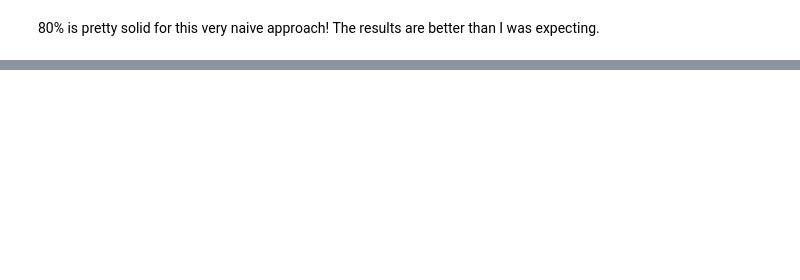
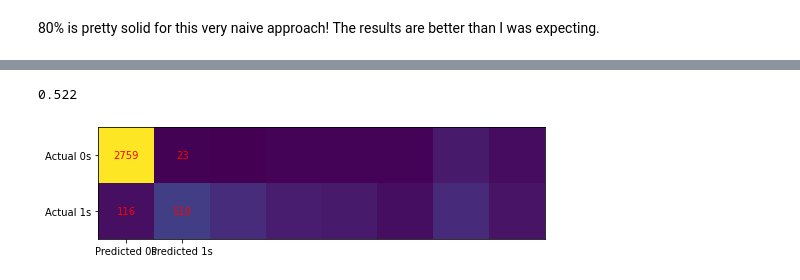
Before and after one commit to iyengarakshay00/COMP562, a Jupyter notebook: COMP 562 Project - Graphs.ipynb, the cells around one changed output, grey strips where cells are left out. Cells and saved outputs as stored; diff of their text form; code cells hidden in the pictures; blank space fills up the shorter version.

```diff
--- a/COMP 562 Project - Graphs.ipynb
+++ b/COMP 562 Project - Graphs.ipynb
@@ -194,0 +254,18 @@ The results are better than I was expecting.
+# %%
+svm = SVC(kernel = "poly", C = .025, random_state = 101)
+svm.fit(grey_scale[-500:], grey_scale_labels[-500:])
+print(svm.score(grey_scale_testing[-500:], grey_scale_labels_testing[-500:]))
+
+b = confusion_matrix(np.append(grey_scale_labels, grey_scale_labels_testing),
+                     svm.predict(np.append(grey_scale, grey_scale_testing, axis=0)))
+
+fig, ax = plt.subplots(figsize=(8, 8))
+ax.imshow(b)
+ax.grid(False)
+ax.xaxis.set(ticks=(0, 1), ticklabels=('Predicted 0s', 'Predicted 1s'))
+ax.yaxis.set(ticks=(0, 1), ticklabels=('Actual 0s', 'Actual 1s'))
+ax.set_ylim(1.5, -0.5)
+for i in range(2):
+    for j in range(2):
+        ax.text(j, i, b[i, j], ha='center', va='center', color='red')
+plt.show()
@@ -194,0 +275,21 @@ The results are better than I was expecting.
+# %%
+svm = SVC(kernel = "poly", C = .025, random_state = 101)
+svm.fit(grey_scale[-500:], train_labels[-500:])
+print(svm.score(grey_scale_testing[-500:], test_labels[-500:]))
+
+b = confusion_matrix(np.append(train_labels, test_labels),
+                     svm.predict(np.append(grey_scale, grey_scale_testing, axis=0)))
+
+fig, ax = plt.subplots(figsize=(8, 8))
+ax.imshow(b)
+ax.grid(False)
+ax.xaxis.set(ticks=(0, 1), ticklabels=('Predicted 0s', 'Predicted 1s'))
+ax.yaxis.set(ticks=(0, 1), ticklabels=('Actual 0s', 'Actual 1s'))
+ax.set_ylim(1.5, -0.5)
+for i in range(2):
+    for j in range(2):
+        ax.text(j, i, b[i, j], ha='center', va='center', color='red')
+plt.show()
+# %% [output]
+0.522
+[figure, added]
```
Also changed, not shown: parts of 20 cells of this notebook.
